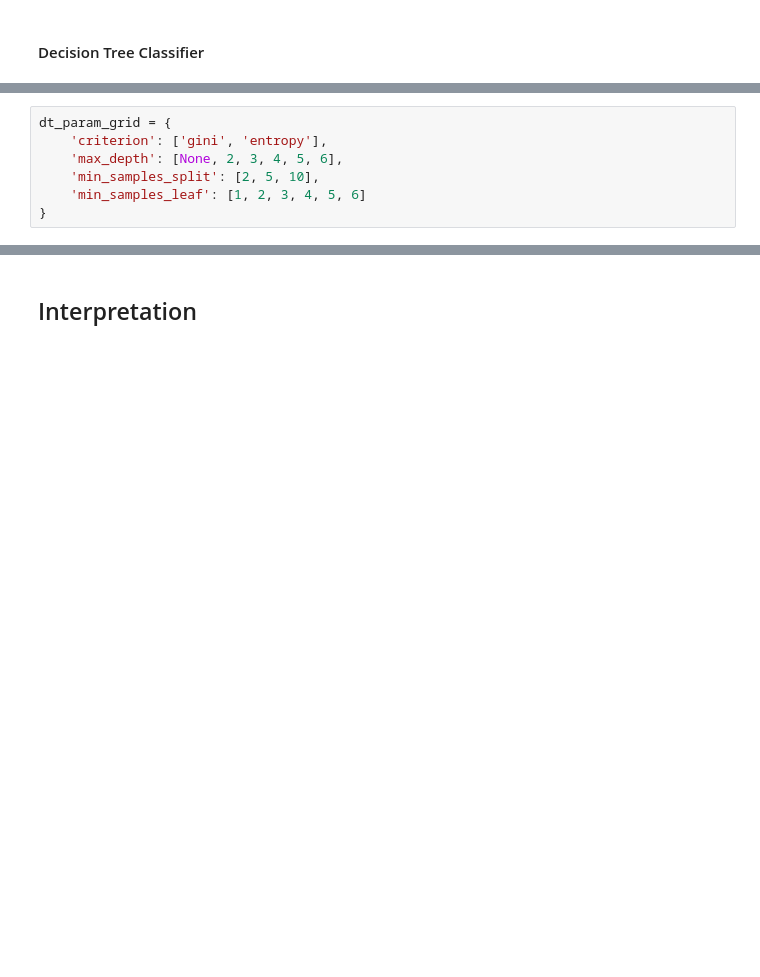
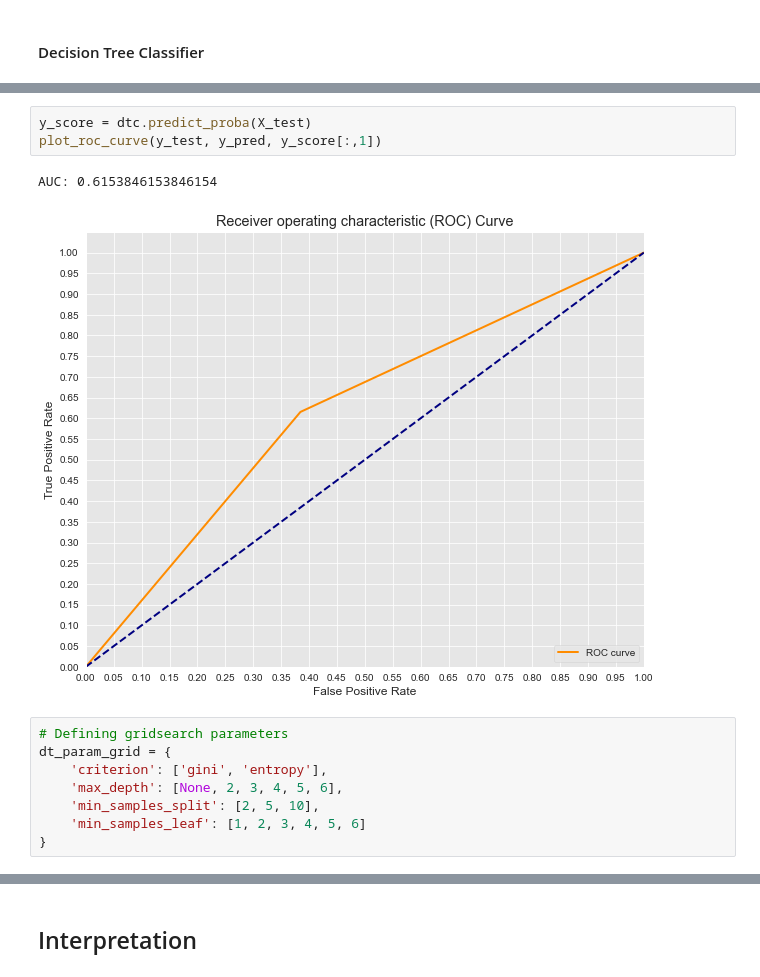
Before and after one commit to esraguzel/dsc-capstone-project-v2-onl01-dtsc-ft-012120, a Jupyter notebook: extract_tweets.ipynb, the cells around one changed output, grey strips where cells are left out. Cells and saved outputs as stored; diff of their text form; blank space fills up the shorter version.

```diff
--- a/extract_tweets.ipynb
+++ b/extract_tweets.ipynb
@@ -1619,4 +1570,11 @@ weighted avg       0.95      0.93      0.93        15
+# %%
+y_score = dtc.predict_proba(X_test)
+plot_roc_curve(y_test, y_pred, y_score[:,1])
+# %% [output]
+AUC: 0.6153846153846154
+[figure, added]
 # %%
+# Defining gridsearch parameters
 dt_param_grid = {
     'criterion': ['gini', 'entropy'],
     'max_depth': [None, 2, 3, 4, 5, 6],
```
Also changed, not shown: parts of 54 cells of this notebook, 2 other files.
